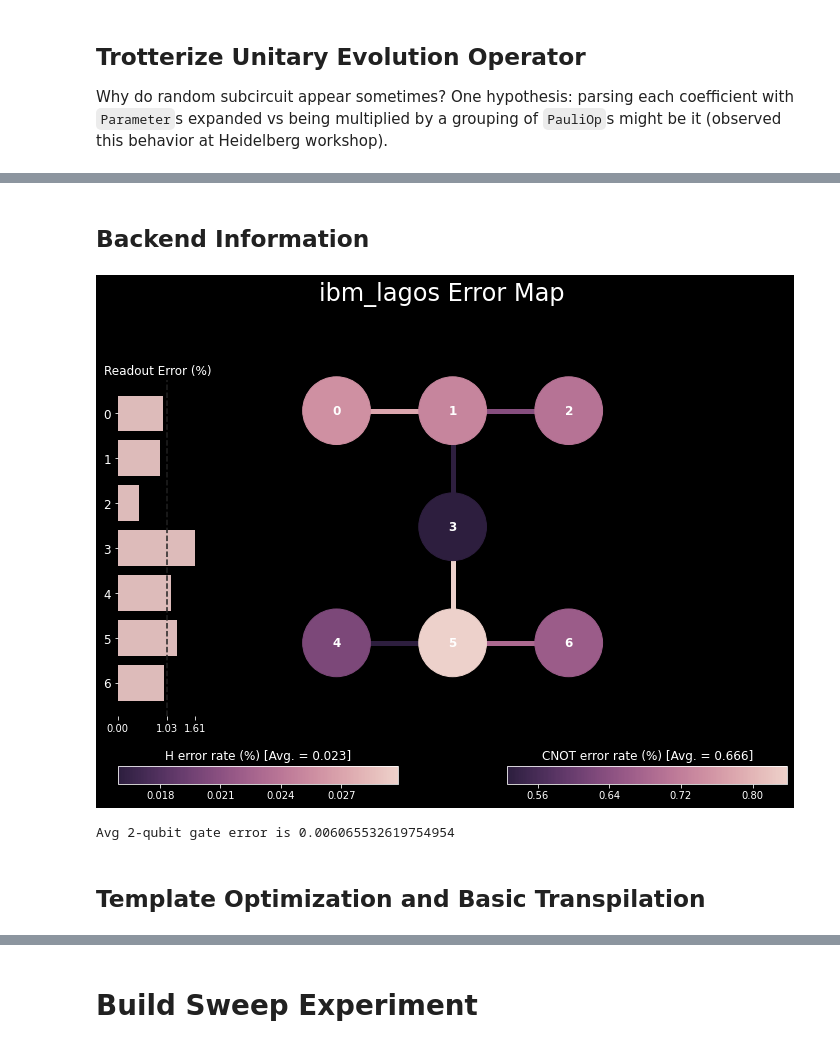
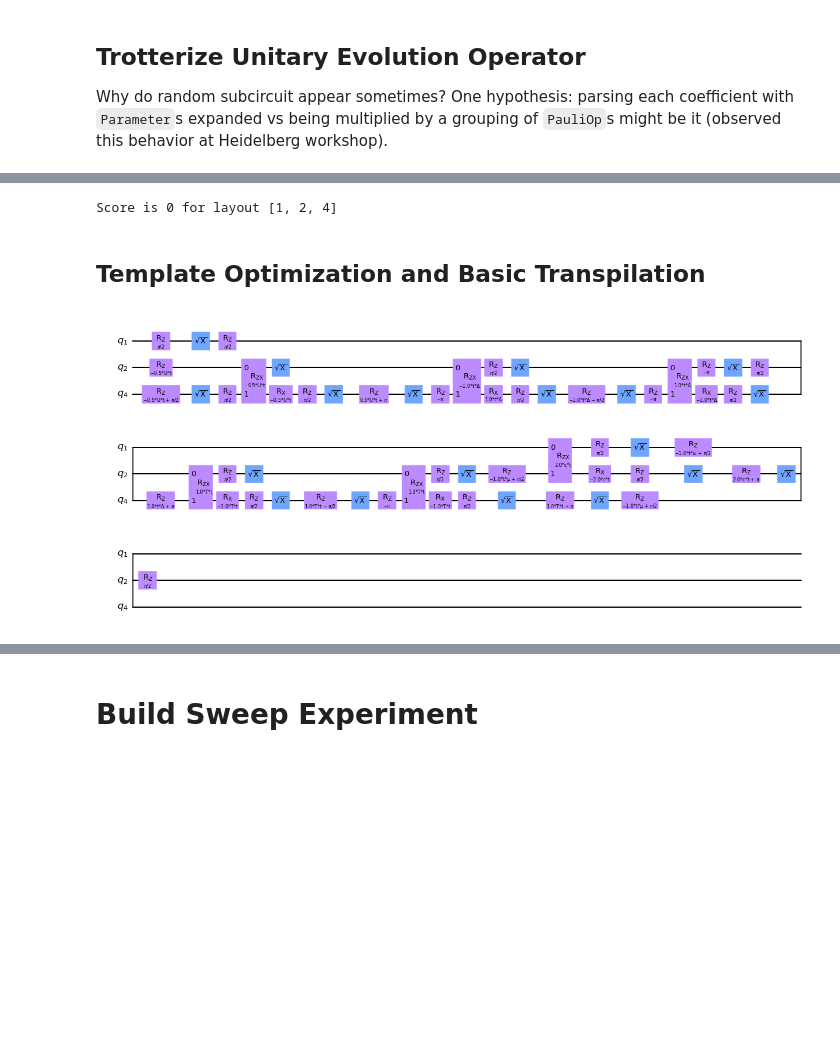
Before and after one commit to nbronn/qiskit-research, a Jupyter notebook: docs/spect_eigensolver/se_2site_opflow_param_sweep.ipynb, the cells around one changed output, grey strips where cells are left out. Drawn from its saved outputs; the diff is of its cells as text; code cells hidden in the pictures; blank space fills up the shorter version.

```diff
--- a/docs/spect_eigensolver/se_2site_opflow_param_sweep.ipynb
+++ b/docs/spect_eigensolver/se_2site_opflow_param_sweep.ipynb
@@ -157,6 +125,7 @@ U_ham = (tt*res_ham).exp_i()
 ## Trotterize Unitary Evolution Operator
 Why do random subcircuit appear sometimes? One hypothesis: parsing each coefficient with `Parameter`s expanded vs being multiplied by a grouping of `PauliOp`s might be it (observed this behavior at Heidelberg workshop).
 # %%
-trot_op = PauliTrotterEvolution(trotter_mode=Suzuki(order=2, reps=1)).convert(U_ham)
+# second-order Suzuki was used for manuscript
+trot_op = PauliTrotterEvolution(trotter_mode=Suzuki(order=1, reps=1)).convert(U_ham)
 trot_circ = trot_op.to_circuit()
-trot_circ.draw(output='mpl', reverse_bits=True)
+# trot_circ.draw(output='mpl', reverse_bits=True)
@@ -187,36 +132,26 @@ The **order** of transpilation and where the backend information such as layout
-# %% [markdown]
-## Backend Information
-# %%
-plot_error_map(backend)
-# %% [output]
-[figure, removed]
 # %%
-qr = QuantumRegister(backend_config.num_qubits, 'q')
-cr = ClassicalRegister(backend_config.num_qubits, 'c')
-# initial_layout = [3, 5, 6] # runs 1-52
-#initial_layout = [3, 1, 2] # runs 53-100, 103-135
-#initial_layout = [2, 1, 0] # runs 136-192
-#initial_layout = [4, 5, 6] # runs 101, 102
-initial_layout = [6, 5, 4] # runs 192-
-# initial_layout = [1, 2, 3] # testing on ibmq_bogota
-native_gates = ['rz', 'sx', 'rzx', 'x']
+from mapomatic import evaluate_layouts, matching_layouts
+
+best_layout = evaluate_layouts(trot_circ,
+                             matching_layouts(trot_circ, backend), backend)[0]
+my_layout = best_layout[0]
+my_score = best_layout[1]
+
+print('Score is '+str(my_score)+' for layout '+str(my_layout))
+# %% [output]
+Score is 0 for layout [1, 2, 4]
-# %%
-avg_gate_error = 0
-for ii in range(len(initial_layout)-1):
-    q0 = initial_layout[ii]
-    q1 = initial_layout[ii+1]
-    avg_gate_error += backend.properties().gate_property('cx')[(q0, q1)]['gate_error'][0]
-
-avg_gate_error /= len(initial_layout)-1
-print('Avg 2-qubit gate error is '+str(avg_gate_error))
-# %% [output]
-Avg 2-qubit gate error is 0.006065532619754954
 # %% [markdown]
 ## Template Optimization and Basic Transpilation
 # %%
-trot_circ1 = transpile(trot_circ, optimization_level=0)
-pass_ = TemplateOptimization(**rzx_templates.rzx_templates())
-trot_circ2 = PassManager(pass_).run(trot_circ1)
-trot_circ3 = transpile(trot_circ2, basis_gates=native_gates,
-                      backend=backend, initial_layout=initial_layout)
-#trot_circ3.draw(output='mpl', idle_wires=False)
+from qiskit_research.utils.convenience import scale_cr_pulses
+
+basis_gates = ['rz', 'h', 'rx', 'cx']
+trot_circ_t = scale_cr_pulses(transpile(trot_circ,
+            initial_layout=my_layout,
+            basis_gates=basis_gates), backend,
+            force_zz_matches=True, # TODO: seems that this does not work for more complicated parameter expressions
+            unroll_rzx_to_ecr=False)
+
+trot_circ_t.draw('mpl', idle_wires=False)
+# %% [output]
+[figure, added]
```
Also changed, not shown: parts of 62 cells of this notebook, 6 other files.
